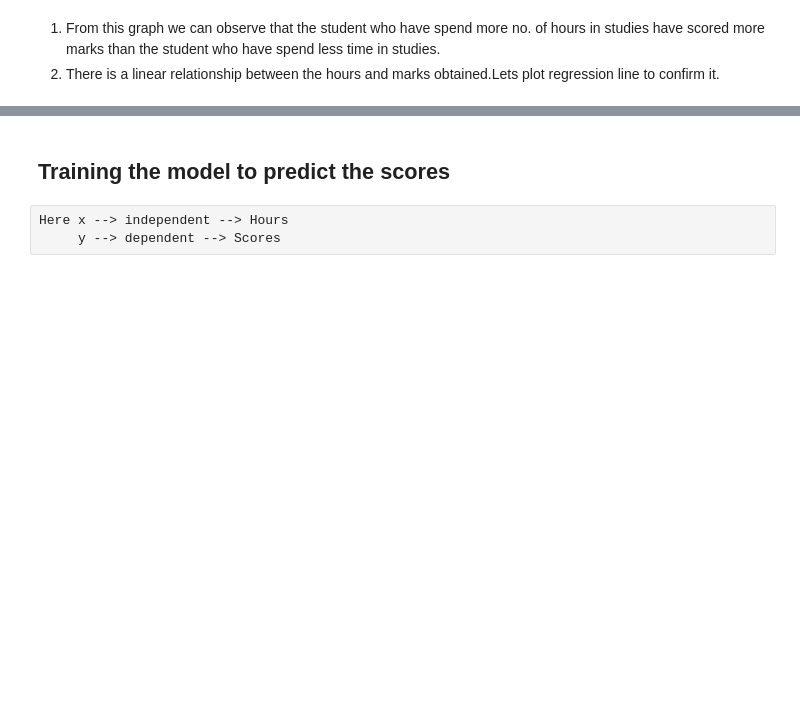
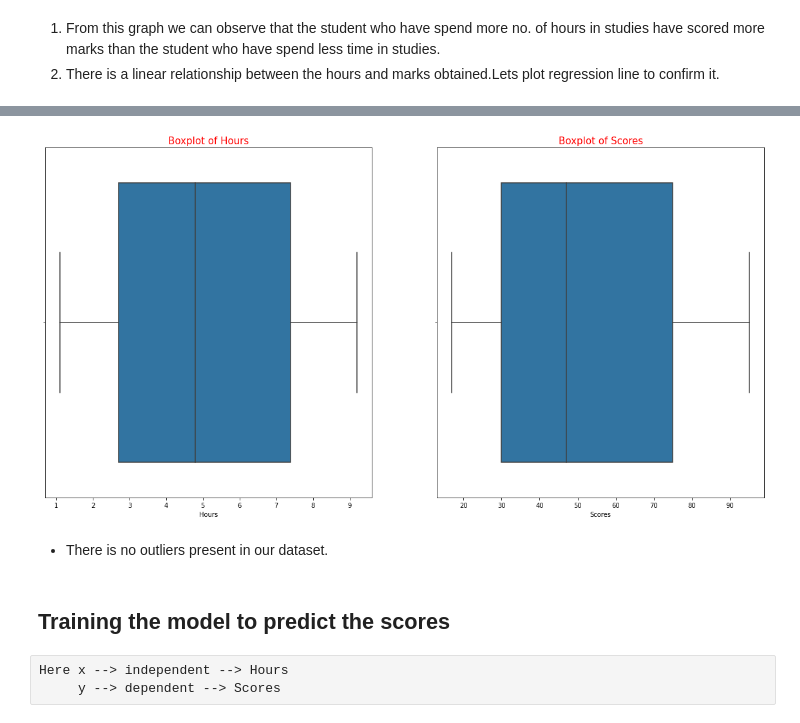
Before and after one commit to Vishwajeet111/Prediction-using-Supervised-ML, a Jupyter notebook: Task 1 - Prediction using Supervised ML.ipynb, the cells around one changed output, grey strips where cells are left out. Cells and saved outputs as stored; diff of their text form; code cells hidden in the pictures; blank space fills up the shorter version.

```diff
--- a/Task 1 - Prediction using Supervised ML.ipynb
+++ b/Task 1 - Prediction using Supervised ML.ipynb
@@ -74,3 +82,13 @@ plt.show()
+# %%
+for i,j in enumerate(marks_df.columns):
+    plt.subplot(1,2,i+1)
+    sns.boxplot(x=j,data=marks_df)
+    x = 'Boxplot of '+ j
+    plt.title(x,fontsize=15,color='red')
+# %% [output]
+[figure, added]
+# %% [markdown]
+* There is no outliers present in our dataset.
 # %% [markdown]
 ## Training the model to predict the scores
 # %% [raw]
```
Also changed, not shown: parts of 4 cells of this notebook.
